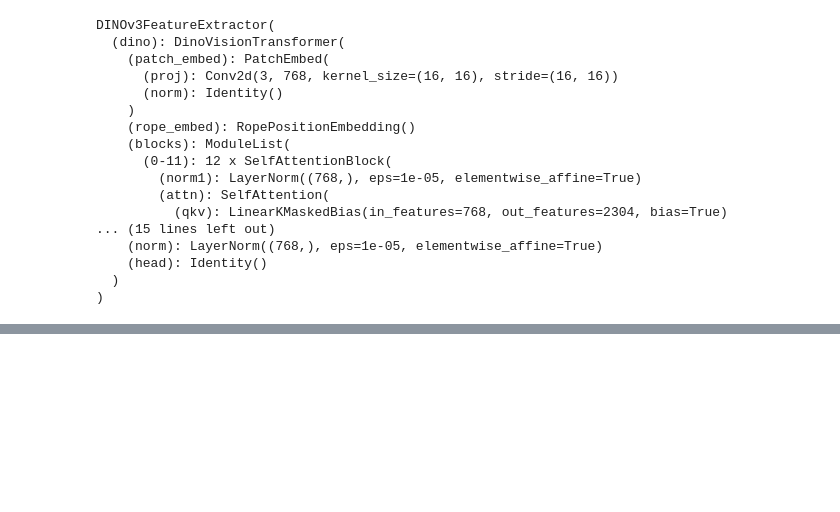
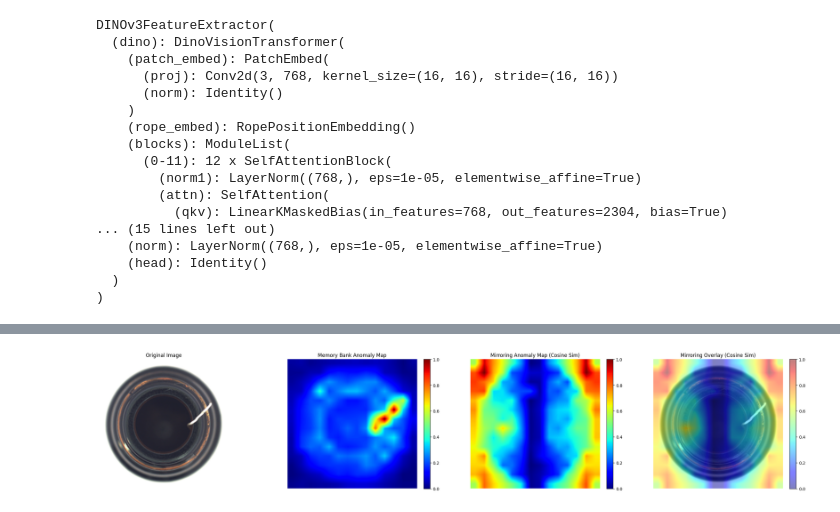
Before and after one commit to Andrejj23/zero-shot-anomaly-detection, a Jupyter notebook: zero_shot_anomaly_detection_DINOv3.ipynb, the cells around one changed output, grey strips where cells are left out. Drawn from its saved outputs; the diff is of its cells as text; code cells hidden in the pictures; blank space fills up the shorter version.

```diff
--- a/zero_shot_anomaly_detection_DINOv3.ipynb
+++ b/zero_shot_anomaly_detection_DINOv3.ipynb
@@ -409,0 +764,93 @@ plt.show()
+# %%
+import torchvision.transforms.functional as TF
+import numpy as np
+import matplotlib.pyplot as plt
+
+# Re-run the calculations for a single image using the latest (Cosine Similarity) method
+# This ensures we have the `anomaly_map_memory_bank`, `mirroring_anomaly_map` computed with the latest logic
+
+# Assuming `img_t` and `img_path` are still from the `test_idx` selected earlier
+
+
+img_t_batch = img_t.unsqueeze(0).to(device)
+memory_bank_device = memory_bank.to(device)
+
+with torch.no_grad():
+    # --- Memory Bank Method ---
+    feat_original_raw = feature_extractor(img_t_batch)
+    _, C, Hf, Wf = feat_original_raw.shape
+    feat_original = feat_original_raw.view(C, -1).T
+    feat_original = F.normalize(feat_original, dim=1)
+
+    dists = torch.cdist(feat_original, memory_bank_device)
+    dists_sorted, _ = torch.sort(dists, dim=1)
+    knn_dists = dists_sorted[:, :k]
+    anomaly_score_patch_memory_bank = knn_dists.mean(dim=1)
+    anomaly_map_memory_bank = F.interpolate(
+        anomaly_score_patch_memory_bank.view(1, 1, Hf, Wf),
+        size=(IMG_SIZE, IMG_SIZE),
+        mode="bilinear",
+        align_corners=False,
+    ).squeeze().cpu().numpy()
+
+    # --- Mirroring Method (Cosine Similarity) ---
+    img_t_flipped = TF.hflip(img_t).unsqueeze(0).to(device)
+    feat_flipped_raw = feature_extractor(img_t_flipped)
+    feat_flipped = feat_flipped_raw.view(C, -1).T
+    feat_flipped = F.normalize(feat_flipped, dim=1)
+
+    feat_original_spatial = feat_original.view(Hf, Wf, C)
+    feat_flipped_spatial = feat_flipped.view(Hf, Wf, C)
+    feat_flipped_spatial_mirrored = torch.flip(feat_flipped_spatial, dims=[1])
+
+    anomaly_score_patch_mirror = 1 - F.cosine_similarity(feat_original_spatial, feat_flipped_spatial_mirrored, dim=2)
+
+    mirroring_anomaly_map = F.interpolate(
+        anomaly_score_patch_mirror.view(1, 1, Hf, Wf),
+        size=(IMG_SIZE, IMG_SIZE),
+        mode="bilinear",
+        align_corners=False,
+    ).squeeze().cpu().numpy()
+
+
+
+# --- Plotting ---
+orig_img = Image.open(img_path).convert("RGB")
+orig_img = orig_img.resize((IMG_SIZE, IMG_SIZE))
+orig_np = np.array(orig_img)
+
+anom_norm_mb = (anomaly_map_memory_bank - anomaly_map_memory_bank.min()) / (anomaly_map_memory_bank.max() - anomaly_map_memory_bank.min() + 1e-8)
+mirroring_anom_norm = (mirroring_anomaly_map - mirroring_anomaly_map.min()) / (mirroring_anomaly_map.max() - mirroring_anomaly_map.min() + 1e-8)
+combined_anom_norm = (combined_anomaly_map - combined_anomaly_map.min()) / (combined_anomaly_map.max() - combined_anomaly_map.min() + 1e-8)
+
+plt.figure(figsize=(25, 5)) # Increased figure width for colorbars
+
+plt.subplot(1, 4, 1)
+plt.title("Original Image")
+plt.axis("off")
+plt.imshow(orig_np)
+
+plt.subplot(1, 4, 2)
+plt.title("Memory Bank Anomaly Map")
+plt.axis("off")
+im = plt.imshow(anom_norm_mb, cmap="jet", vmin=0, vmax=1)
+plt.colorbar(im, ax=plt.gca(), fraction=0.046, pad=0.04) # Add colorbar
+
+plt.subplot(1, 4, 3)
+plt.title("Mirroring Anomaly Map (Cosine Sim)")
+plt.axis("off")
+im = plt.imshow(mirroring_anom_norm, cmap="jet", vmin=0, vmax=1)
+plt.colorbar(im, ax=plt.gca(), fraction=0.046, pad=0.04) # Add colorbar
+
+plt.subplot(1, 4, 4)
+plt.title("Mirroring Overlay (Cosine Sim)")
+plt.axis("off")
+plt.imshow(orig_np)
+im = plt.imshow(mirroring_anom_norm, cmap="jet", alpha=0.5, vmin=0, vmax=1)
+plt.colorbar(im, ax=plt.gca(), fraction=0.046, pad=0.04) # Add colorbar
+
+
+plt.tight_layout()
+plt.show()
+# %% [output]
+[figure, added]
```
Also changed, not shown: parts of 28 cells of this notebook.
